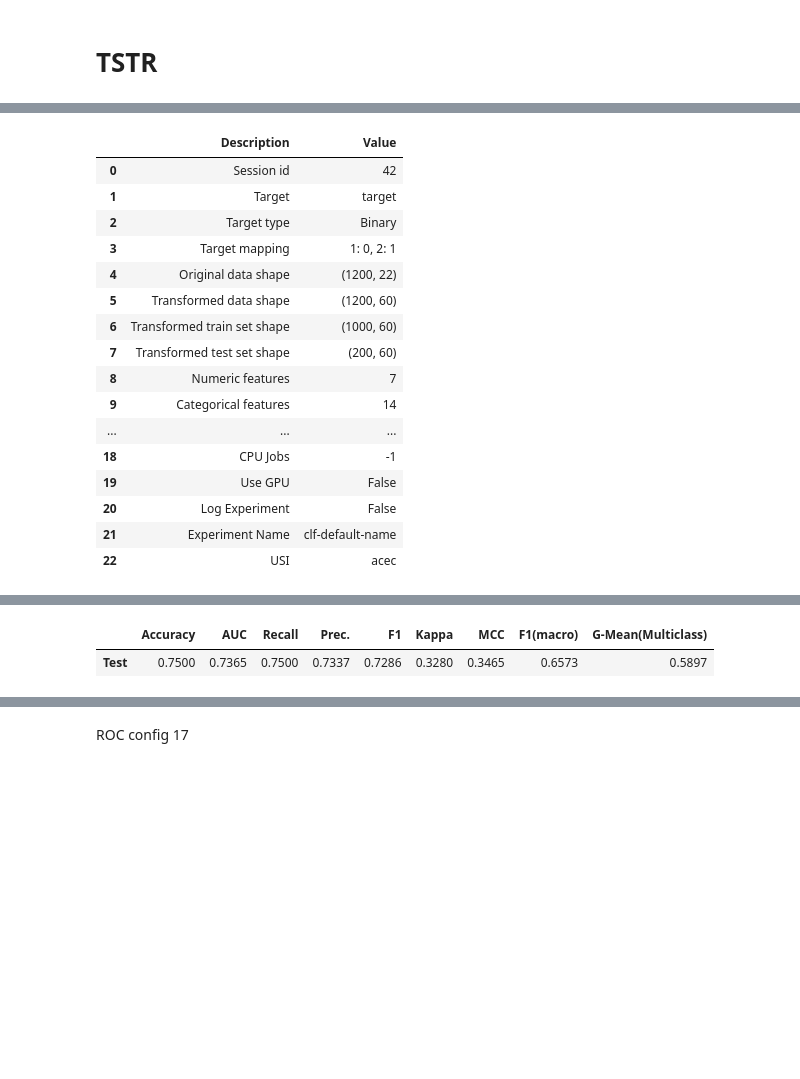
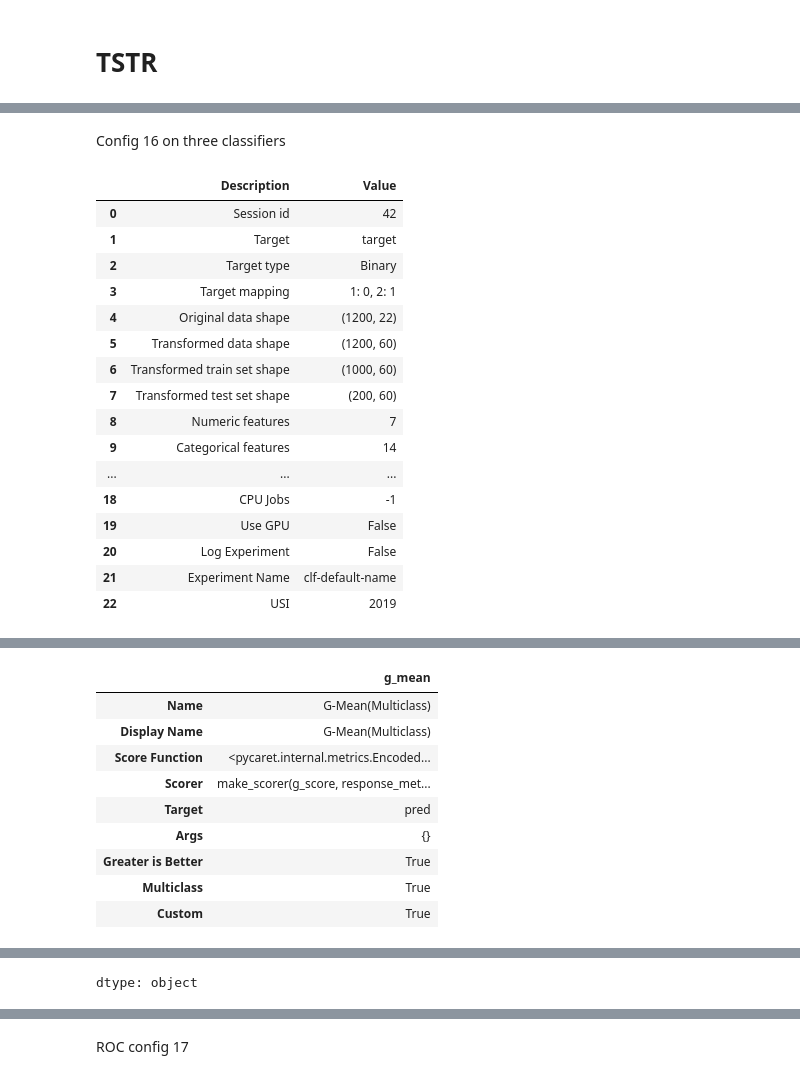
Before and after one commit to ARcKP98/thesis-, a Jupyter notebook: Notebooks/Utility(f).ipynb, the cells around one changed output, grey strips where cells are left out. Cells and saved outputs as stored; diff of their text form; code cells hidden in the pictures; blank space fills up the shorter version.

```diff
--- a/Notebooks/Utility(f).ipynb
+++ b/Notebooks/Utility(f).ipynb
@@ -319,3 +430,5 @@ ROC config 16
+# %% [markdown]
+Config 16 on three classifiers
 # %%
 exp = ClassificationExperiment()
 exp.setup(
@@ -328,33 +441,31 @@ exp.setup(
 exp.add_metric(
 id="f1_macro",
 name="F1(macro)",
 score_func=f1_macro,
 greater_is_better=True
 )
 
 exp.add_metric(
 id="g_mean",
 name="G-Mean(Multiclass)",
 score_func=g_score,
 greater_is_better=True
 )
-exp.create_model("rf", cross_validation=False)
-results = exp.pull()
 # %% [output]
 |  | Description | Value |
 | 0 | Session id | 42 |
 | 1 | Target | target |
 | 2 | Target type | Binary |
 | 3 | Target mapping | 1: 0, 2: 1 |
 | 4 | Original data shape | (1200, 22) |
 | 5 | Transformed data shape | (1200, 60) |
 | 6 | Transformed train set shape | (1000, 60) |
 | 7 | Transformed test set shape | (200, 60) |
 | 8 | Numeric features | 7 |
 | 9 | Categorical features | 14 |
 | ... | ... | ... |
 | 18 | CPU Jobs | -1 |
 | 19 | Use GPU | False |
 | 20 | Log Experiment | False |
 | 21 | Experiment Name | clf-default-name |
-| 22 | USI | acec |
+| 22 | USI | 2019 |
@@ -362,2 +472,10 @@ results = exp.pull()
-|  | Accuracy | AUC | Recall | Prec. | F1 | Kappa | MCC | F1(macro) | G-Mean(Multiclass) |
-| Test | 0.7500 | 0.7365 | 0.7500 | 0.7337 | 0.7286 | 0.3280 | 0.3465 | 0.6573 | 0.5897 |
+|  | g_mean |
+| Name | G-Mean(Multiclass) |
+| Display Name | G-Mean(Multiclass) |
+| Score Function | <pycaret.internal.metrics.Encoded... |
+| Scorer | make_scorer(g_score, response_met... |
+| Target | pred |
+| Args | {} |
+| Greater is Better | True |
+| Multiclass | True |
+| Custom | True |
@@ -364,0 +482 @@ results = exp.pull()
+dtype: object
```
Also changed, not shown: parts of 19 cells of this notebook, 1 other file.
